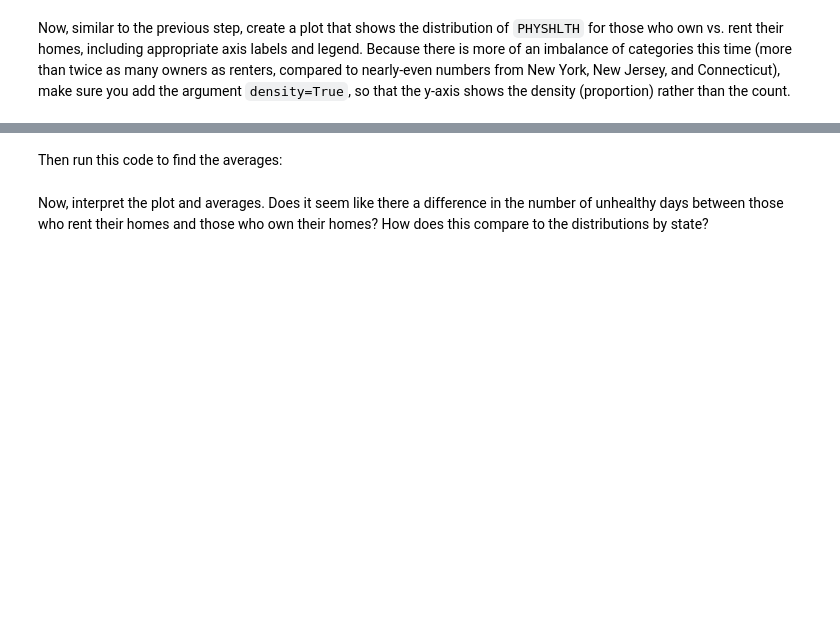
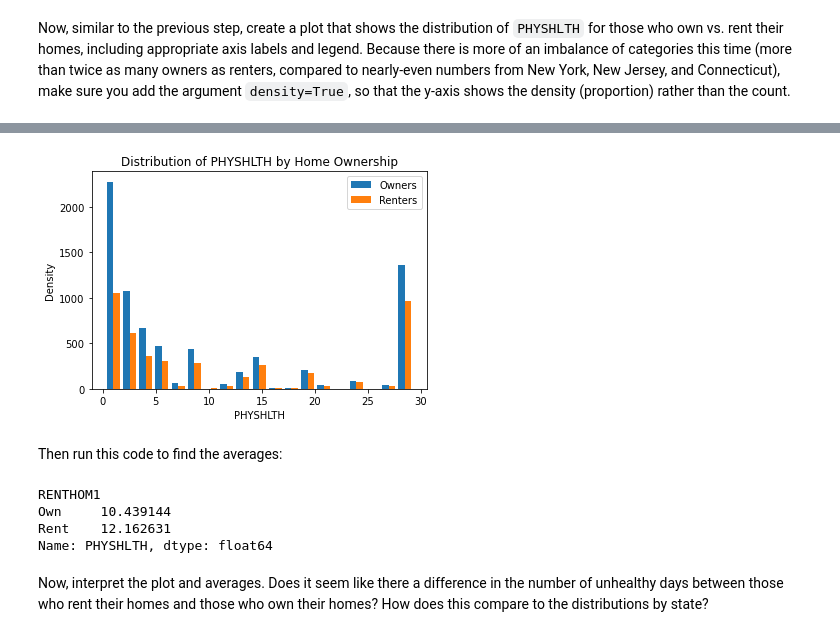
Before and after one commit to learn-co-curriculum/dsc-hypothesis-testing-lab, a Jupyter notebook: index.ipynb, the cells around one changed output, grey strips where cells are left out. Drawn from its saved outputs; the diff is of its cells as text; code cells hidden in the pictures; blank space fills up the shorter version.

```diff
--- a/index.ipynb
+++ b/index.ipynb
@@ -215,0 +249,4 @@ Look in the data dictionary, pages 2-3, to determine which states map onto which
+# %%
+# Your code here
+State_names = {36: 'New York', 34: 'New Jersey', 9 : 'Connecticut'}
+df["_STATE"] = df["_STATE"].map(State_names)
@@ -310,0 +416,7 @@ In the cell below, modify `df` so that we have dropped all records where the `RE
+# %%
+# Your code here
+mapper = {1:'Own',2:'Rent'}
+
+df["RENTHOM1"] = df["RENTHOM1"].map(mapper)
+
+df["RENTHOM1"].value_counts()
@@ -327,0 +450,4 @@ Now, similar to the previous step, create a plot that shows the distribution of
+# %%
+# Filter the DataFrame for those who own and rent their homes
+own_df = df[df["RENTHOM1"] == "Own"]
+rent_df = df[df["RENTHOM1"] == "Rent"]
@@ -328,7 +477,33 @@ Now, similar to the previous step, create a plot that shows the distribution of
+# %%
+# Create subplots
+fig, ax = plt.subplots()
+
+# Plot histograms for those who own and rent their homes with different colors
+ax.hist(
+    x=[own_df['PHYSHLTH'], rent_df['PHYSHLTH']],
+    label=["Owners", "Renters"],
+    bins='auto',
+    align="left"
+)
+
+# Set axis labels
+ax.set_xlabel("PHYSHLTH")
+ax.set_ylabel("Density")
+ax.set_title("Distribution of PHYSHLTH by Home Ownership")
+ax.legend()
+
+plt.show()
+# %% [output]
+[figure, added]
 # %% [markdown]
 Then run this code to find the averages:
 # %%
 # Run this cell without changes
 df.groupby("RENTHOM1")["PHYSHLTH"].mean()
+# %% [output]
+RENTHOM1
+Own     10.439144
+Rent    12.162631
+Name: PHYSHLTH, dtype: float64
 # %% [markdown]
 Now, interpret the plot and averages. Does it seem like there a difference in the number of unhealthy days between those who rent their homes and those who own their homes? How does this compare to the distributions by state?
```
Also changed, not shown: parts of 38 cells of this notebook.
